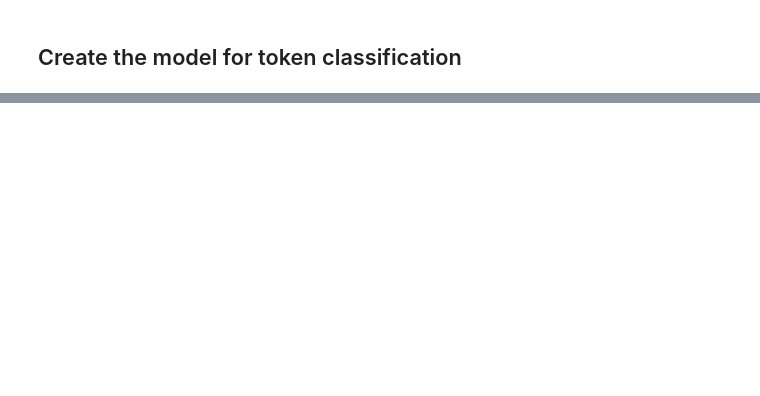
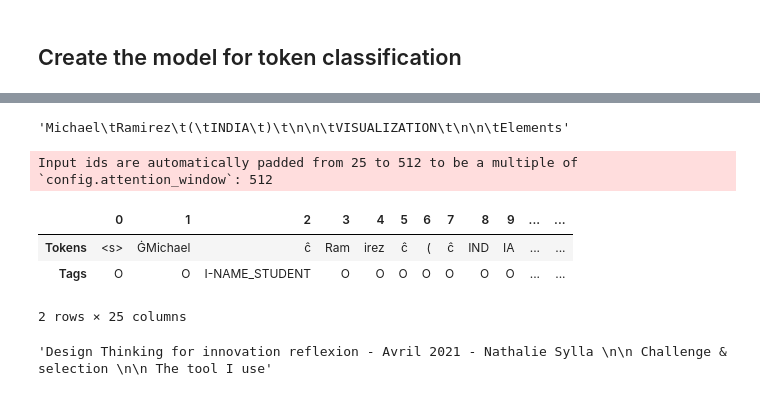
Before and after one commit to samd24/kaggle_pii_detection_removel_educational_data, a Jupyter notebook: kaggle_pii_ner_colab_longfromer.ipynb, the cells around one changed output, grey strips where cells are left out. Cells and saved outputs as stored; diff of their text form; code cells hidden in the pictures; blank space fills up the shorter version.

```diff
--- a/kaggle_pii_ner_colab_longfromer.ipynb
+++ b/kaggle_pii_ner_colab_longfromer.ipynb
@@ -384,0 +567,4 @@ lf_config = AutoConfig.from_pretrained(lf_model,
+# %%
+%%time
+# Train the model
+trainer.train()
@@ -384,0 +580,15 @@ lf_config = AutoConfig.from_pretrained(lf_model,
+# %%
+device = torch.device("cuda" if torch.cuda.is_available() else "cpu")
+# %%
+def tag_text(text, tags, model, tokenizer):
+    # Get tokens with special characters
+    tokens = tokenizer(text).tokens()
+    # Encode the sequence into IDs
+    input_ids = tokenizer(text, return_tensors="pt").input_ids.to(device)
+    # Get predictions as distribution over 7 possible classes
+    outputs = model(input_ids)[0]
+    # Take argmax to get most likely class per token
+    predictions = torch.argmax(outputs, dim=2)
+    # Convert to DataFrame
+    preds = [tags.names[p] for p in predictions[0].cpu().numpy()]
+    return pd.DataFrame([tokens, preds], index=["Tokens", "Tags"])
@@ -384,0 +608,18 @@ lf_config = AutoConfig.from_pretrained(lf_model,
+# %%
+text = 'Michael	Ramirez	(	INDIA	)	\n\n	VISUALIZATION	\n\n	Elements'
+text
+# %% [output]
+'Michael\tRamirez\t(\tINDIA\t)\t\n\n\tVISUALIZATION\t\n\n\tElements'
+# %%
+tag_text(text, tags, trainer.model, tokenizer)
+# %% [output]
+Input ids are automatically padded from 25 to 512 to be a multiple of `config.attention_window`: 512
+|  | 0 | 1 | 2 | 3 | 4 | 5 | 6 | 7 | 8 | 9 | ... | ... |
+| Tokens | <s> | ĠMichael | ĉ | Ram | irez | ĉ | ( | ĉ | IND | IA | ... | ... |
+| Tags | O | O | I-NAME_STUDENT | O | O | O | O | O | O | O | ... | ... |
+2 rows × 25 columns
+# %%
+text = ' '.join(train_data[0]['tokens'][:20])
+text
+# %% [output]
+'Design Thinking for innovation reflexion - Avril 2021 - Nathalie Sylla \n\n Challenge & selection \n\n The tool I use'
```
Also changed, not shown: parts of 48 cells of this notebook, 1 other file.
